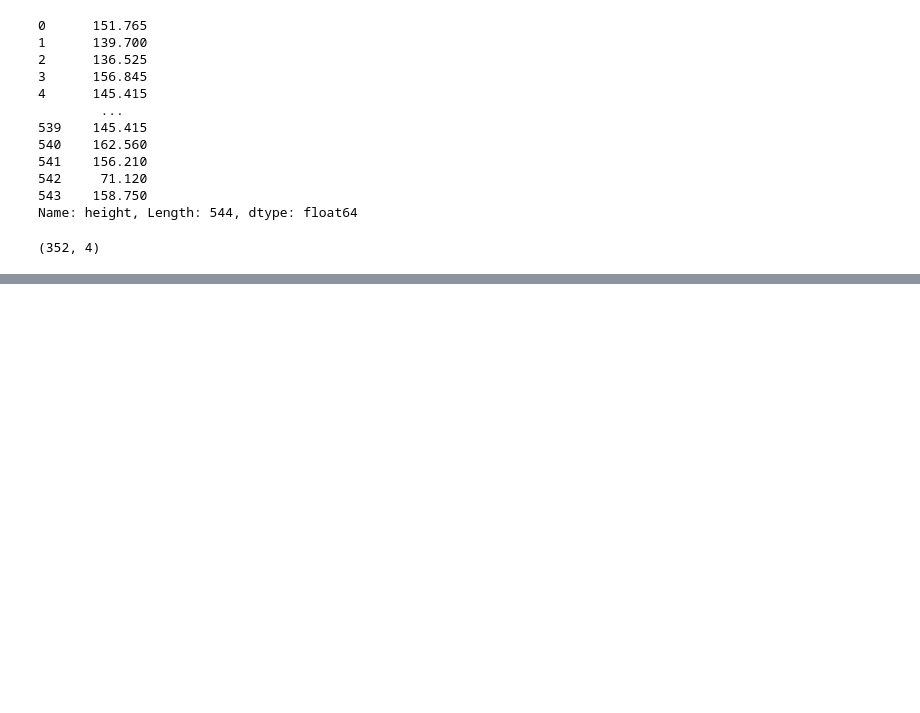
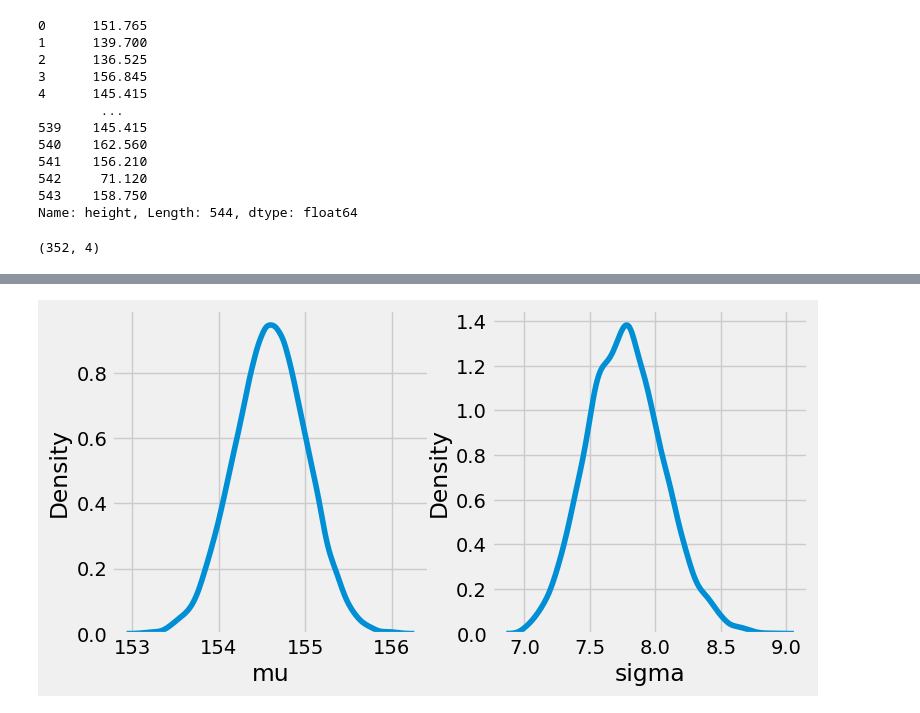
Before and after one commit to sushmit86/Statiistical_rethinking_jax, a Jupyter notebook: sushmit_04_geocentric_models.ipynb, the cells around one changed output, grey strips where cells are left out. Cells and saved outputs as stored; diff of their text form; code cells hidden in the pictures; blank space fills up the shorter version.

```diff
--- a/sushmit_04_geocentric_models.ipynb
+++ b/sushmit_04_geocentric_models.ipynb
@@ -141,0 +220,7 @@ fig.show()
+# %%
+fig,axs = plt.subplots(1,2,figsize = (8,4))
+sns.kdeplot(df_samples.mu,common_norm=True,ax=axs[0])
+sns.kdeplot(df_samples.sigma,common_norm=True,ax=axs[1])
+fig.show()
+# %% [output]
+[figure, added]
```
Also changed, not shown: parts of 9 cells of this notebook.
